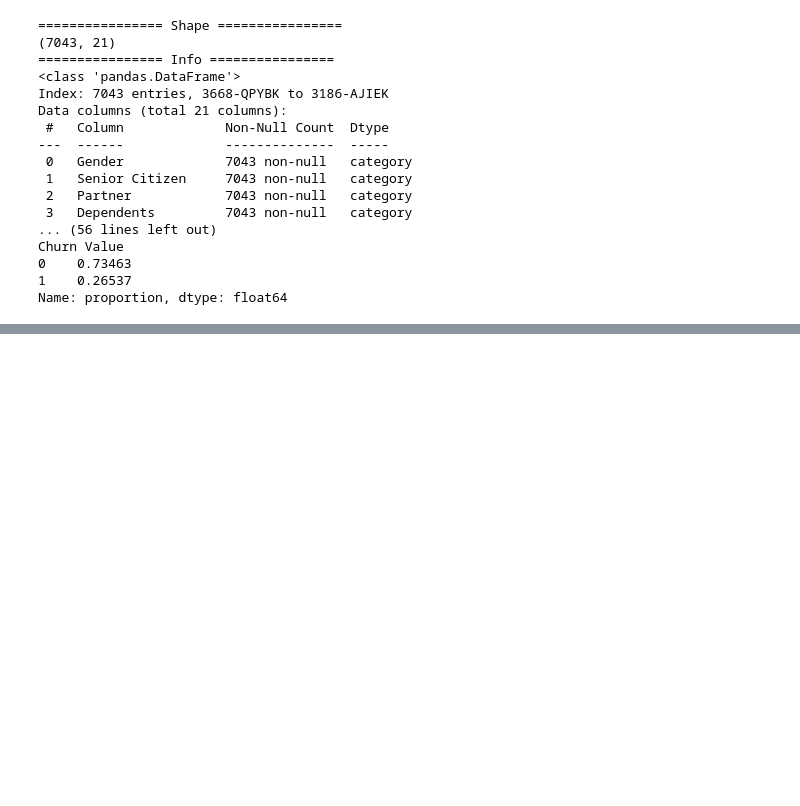
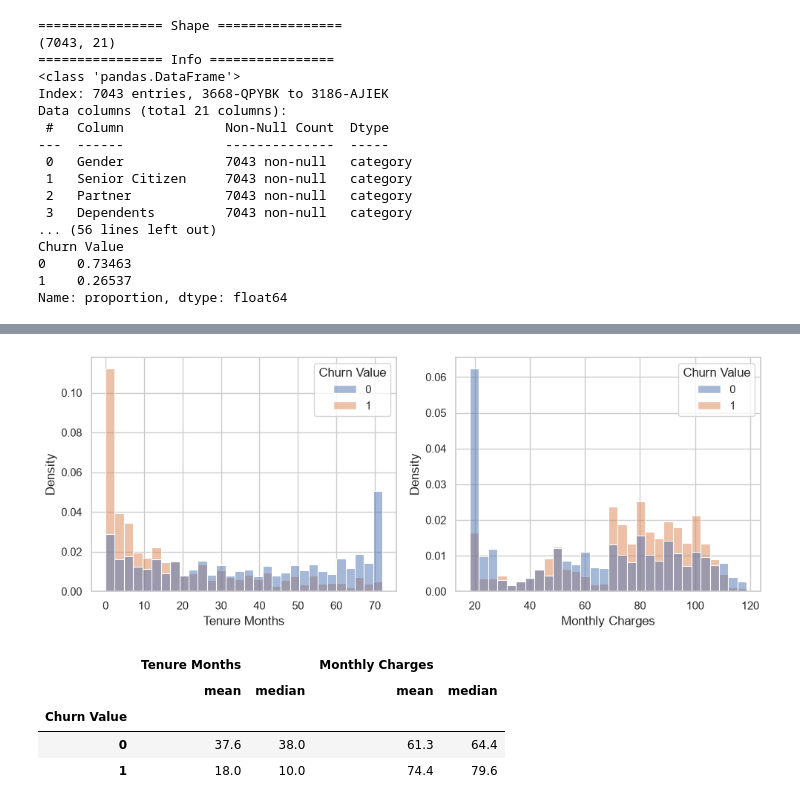
Before and after one commit to LV-Engineer/Churn-Prediction, a Jupyter notebook: notebooks/01_eda.ipynb, the cells around one changed output, grey strips where cells are left out. Saved outputs shown, nothing was run; the diff lists cells and outputs as text; code cells hidden in the pictures; blank space fills up the shorter version.

```diff
--- a/notebooks/01_eda.ipynb
+++ b/notebooks/01_eda.ipynb
@@ -56,0 +56,4 @@ Name: proportion, dtype: float64
+# %%
+for col in CAT_COLS:
+    v = association(pd.crosstab(df[col], df[TARGET]), method="cramer")
+    print(f"{col:20s} V={v:.3f}")
@@ -56,0 +77,17 @@ Name: proportion, dtype: float64
+# %%
+num_cols = ["Tenure Months", "Monthly Charges"]
+
+fig, axes = plt.subplots(1, 2, figsize=(10, 4))
+for ax, col in zip(axes, num_cols):
+    sns.histplot(data=df, x=col, hue=TARGET, bins=30, stat='density', common_norm=False, ax=ax)
+plt.tight_layout()
+plt.show()
+
+df.groupby(TARGET)[num_cols].agg(["mean", "median"]).round(1)
+# %% [output]
+[figure, added]
+|  | Tenure Months |  | Monthly Charges |  |
+|  | mean | median | mean | median |
+| Churn Value |  |  |  |  |
+| 0 | 37.6 | 38.0 | 61.3 | 64.4 |
+| 1 | 18.0 | 10.0 | 74.4 | 79.6 |
```
Also changed, not shown: parts of 5 cells of this notebook.
